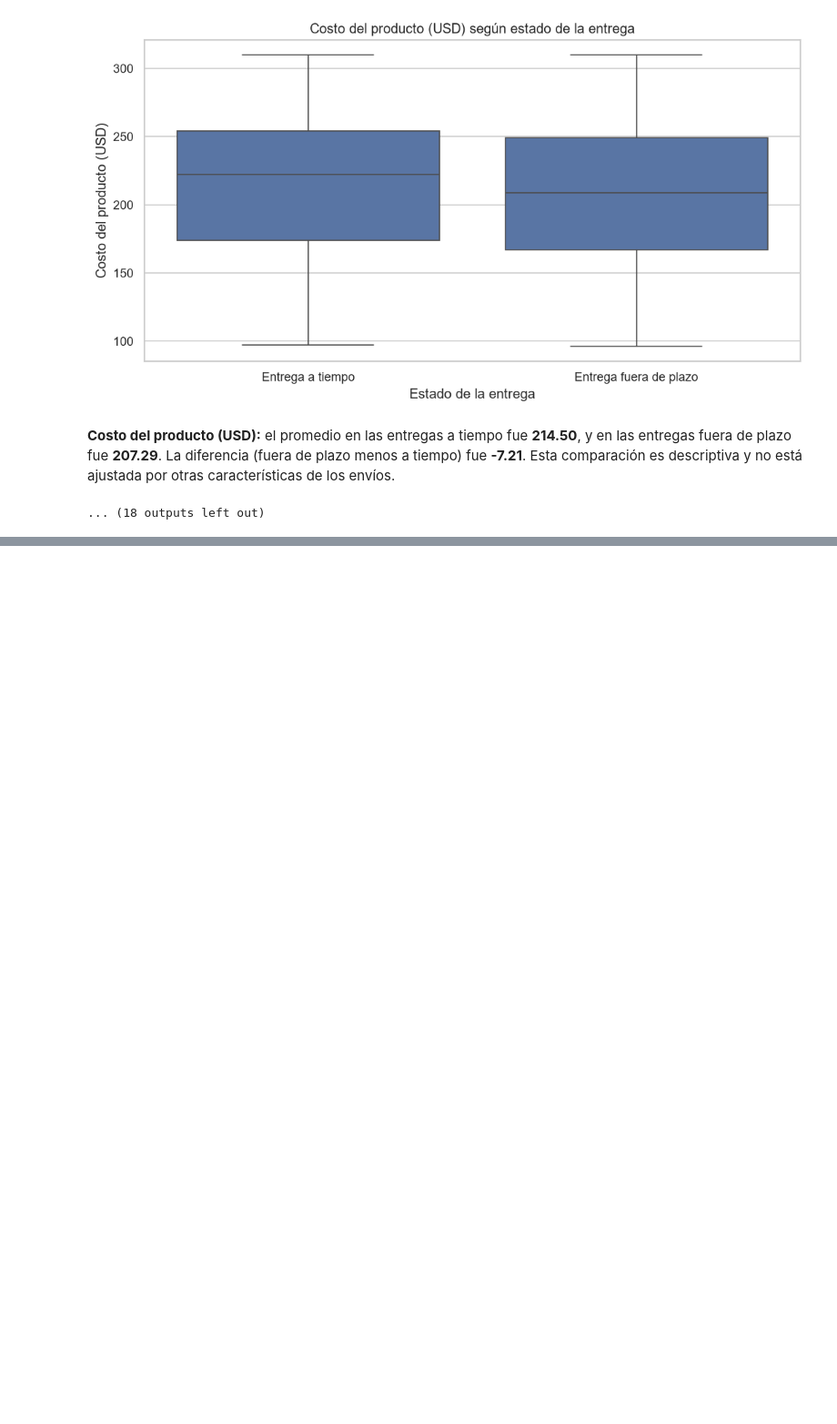
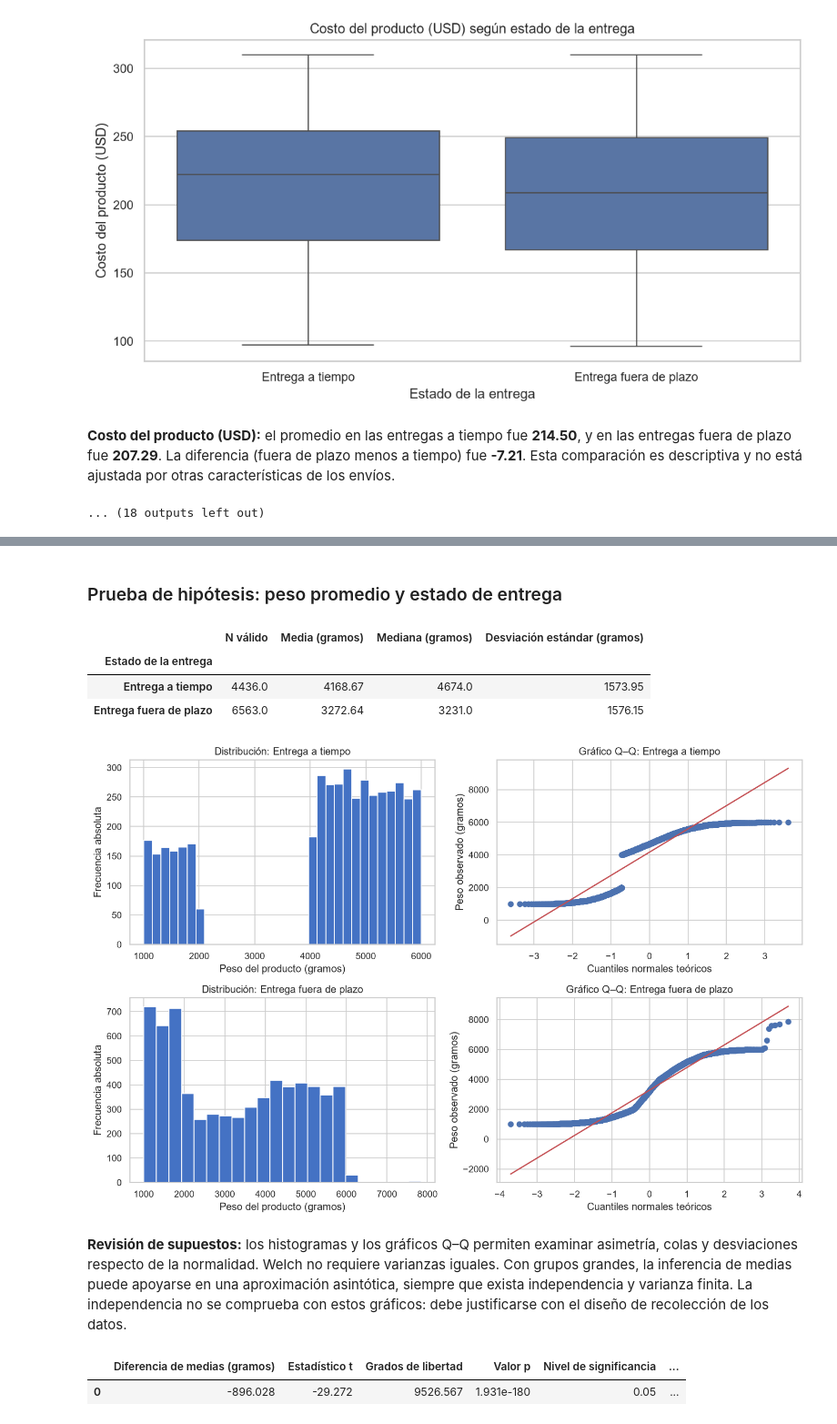
Before and after one commit to jorge170102/ESTAD-STICA-COMPUTACIONAL---Grupo-7--MCDI501.202682.1914.EL.ON, a Jupyter notebook: notebooks/sumativa_1.ipynb, the cells around one changed output, grey strips where cells are left out. Shown at 91% size. Drawn from its saved outputs; the diff is of its cells as text; code cells hidden in the pictures; blank space fills up the shorter version.

Commit message:
Intervalos de confianza y pruebas de hipótesis

```diff
--- a/notebooks/sumativa_1.ipynb
+++ b/notebooks/sumativa_1.ipynb
@@ -607,0 +709,15 @@ Los valores positivos indican que ambas variables tienden a aumentar juntas; los
+# %%
+resultado_peso = inf.prueba_peso_por_entrega(
+    df_eda,
+    alpha=0.05,
+)
+# %% [output]
+### Prueba de hipótesis: peso promedio y estado de entrega
+|  | N válido | Media (gramos) | Mediana (gramos) | Desviación estándar (gramos) |
+| Estado de la entrega |  |  |  |  |
+| Entrega a tiempo | 4436.0 | 4168.67 | 4674.0 | 1573.95 |
+| Entrega fuera de plazo | 6563.0 | 3272.64 | 3231.0 | 1576.15 |
+[figure, added]
+**Revisión de supuestos:** los histogramas y los gráficos Q–Q permiten examinar asimetría, colas y desviaciones respecto de la normalidad. Welch no requiere varianzas iguales. Con grupos grandes, la inferencia de medias puede apoyarse en una aproximación asintótica, siempre que exista independencia y varianza finita. La independencia no se comprueba con estos gráficos: debe justificarse con el diseño de recolección de los datos.
+|  | Diferencia de medias (gramos) | Estadístico t | Grados de libertad | Valor p | Nivel de significancia | ... |
+| 0 | -896.028 | -29.272 | 9526.567 | 1.931e-180 | 0.05 | ... |
```
Also changed, not shown: parts of 8 cells of this notebook, 1 other file.
